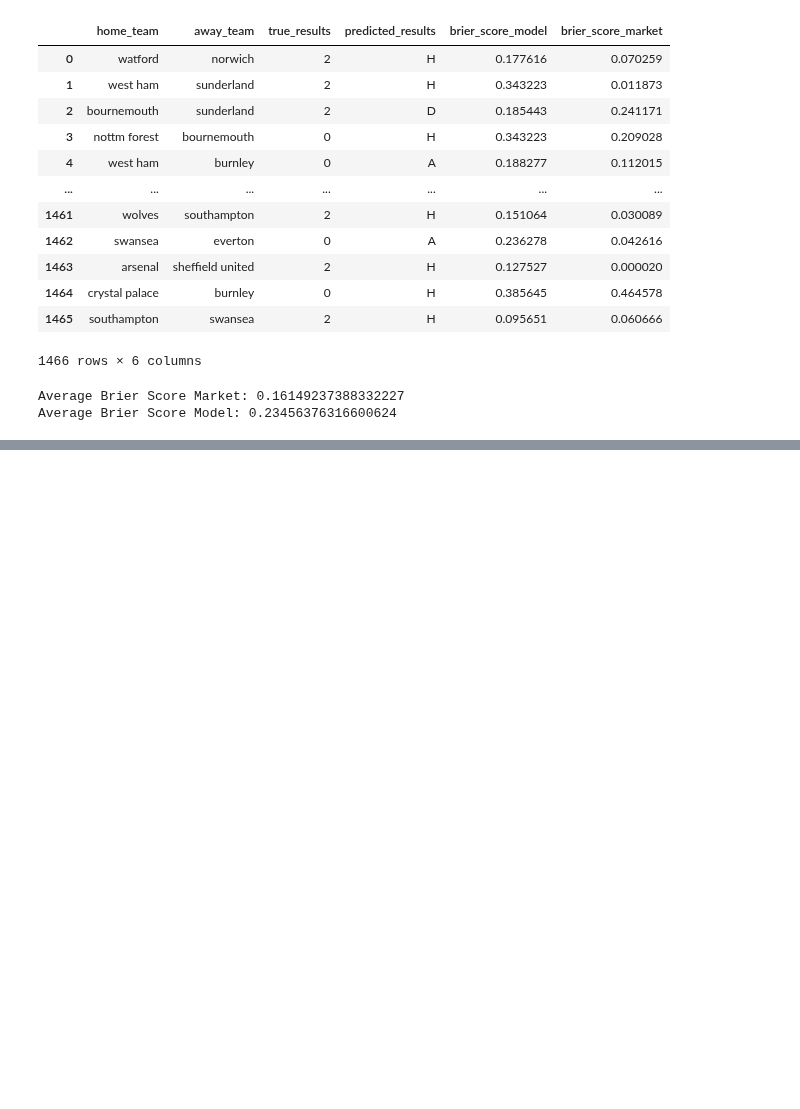
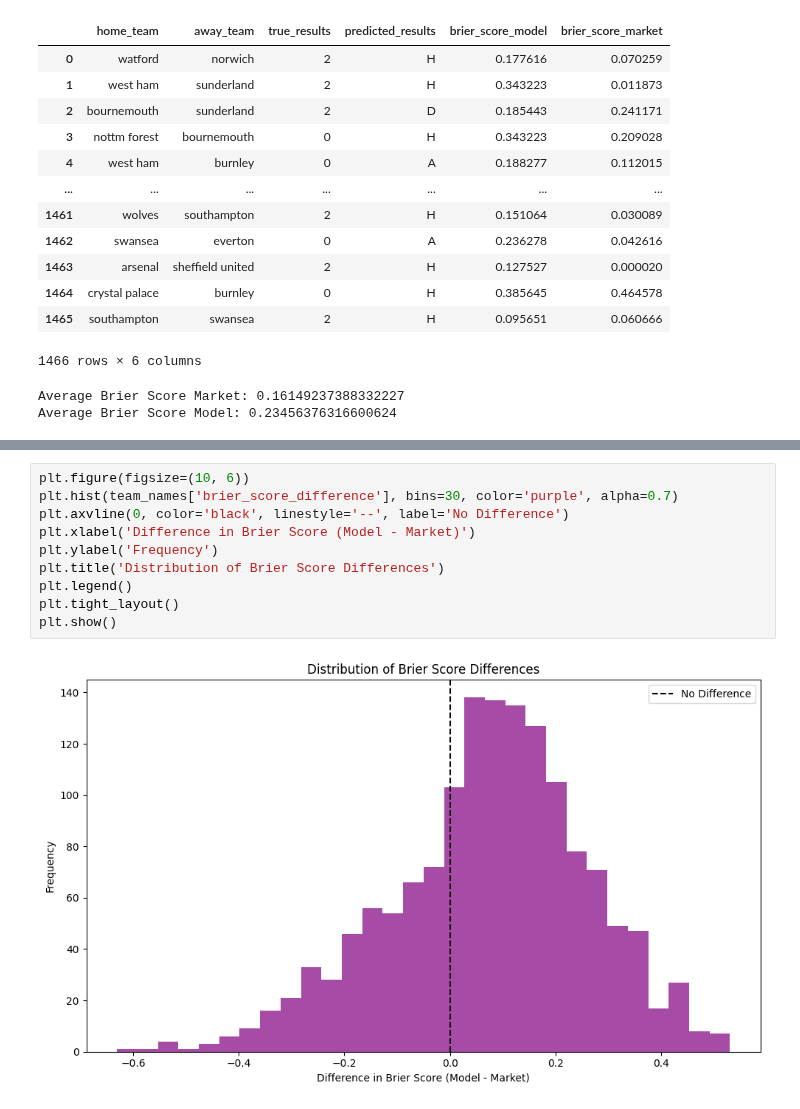
Before and after one commit to RuiFSP/Premier-League-Football, a Jupyter notebook: notebooks/05_back_testing_market.ipynb, the cells around one changed output, grey strips where cells are left out. Cells and saved outputs as stored; diff of their text form; blank space fills up the shorter version.

```diff
--- a/notebooks/05_back_testing_market.ipynb
+++ b/notebooks/05_back_testing_market.ipynb
@@ -176,0 +211,12 @@ Average Brier Score Model: 0.23456376316600624
+# %%
+plt.figure(figsize=(10, 6))
+plt.hist(team_names['brier_score_difference'], bins=30, color='purple', alpha=0.7)
+plt.axvline(0, color='black', linestyle='--', label='No Difference')
+plt.xlabel('Difference in Brier Score (Model - Market)')
+plt.ylabel('Frequency')
+plt.title('Distribution of Brier Score Differences')
+plt.legend()
+plt.tight_layout()
+plt.show()
+# %% [output]
+[figure, added]
```
Also changed, not shown: parts of 3 cells of this notebook, 3 other files.
